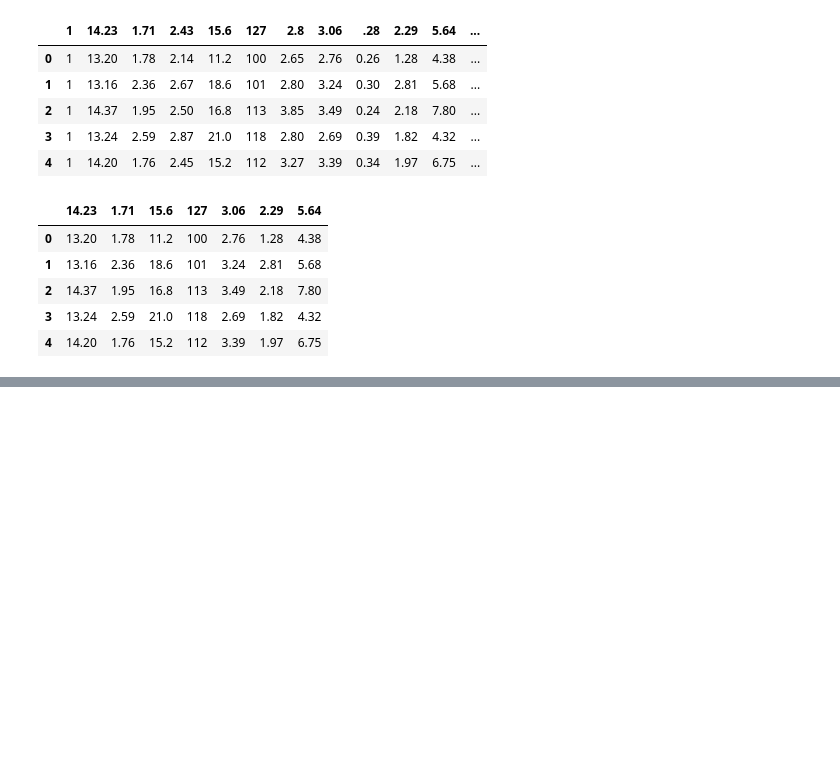
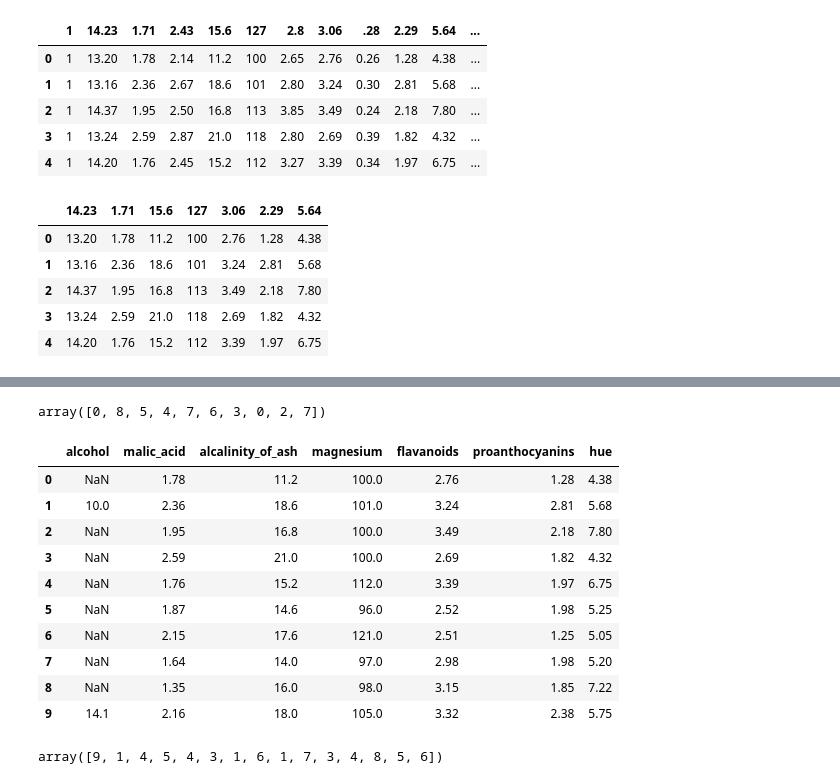
Before and after one commit to xiaoqie007/Pandas_exer_Yu, a Jupyter notebook: 10_Deleting.ipynb, the cells around one changed output, grey strips where cells are left out. Drawn from its saved outputs; the diff is of its cells as text; code cells hidden in the pictures; blank space fills up the shorter version.

Commit message:
learn11.6
delete
and
index

```diff
--- a/10_Deleting.ipynb
+++ b/10_Deleting.ipynb
@@ -170,0 +185,4 @@ wine.head()
+# %%
+# set the values of the first 3 rows from alcohol as NaN
+wine.iloc[:3, 0] = np.nan
+wine.head()
@@ -170,0 +196,4 @@ wine.head()
+# %%
+# Now set the value of the rows 3 and 4 of magnesium as NaN
+wine.iloc[2:4, 3] = np.nan
+wine.head()
@@ -170,0 +207,5 @@ wine.head()
+# %%
+#fill the value of Nan with the number 10 in alcohol and 100 in magnesium
+wine.alcohol.fillna(10, inplace = True)
+wine.magnesium.fillna(100, inplace = True)
+wine.head()
@@ -170,0 +231,27 @@ wine.head()
+# %%
+#create an array of 10 random number up until 10
+random = np.random.randint(10, size= 10)
+random
+# %% [output]
+array([0, 8, 5, 4, 7, 6, 3, 0, 2, 7])
+# %%
+#Use random numbers you generated as an index and assign NaN value to each of cell
+wine.alcohol[random] = np.nan
+wine.head(10)
+# %% [output]
+|  | alcohol | malic_acid | alcalinity_of_ash | magnesium | flavanoids | proanthocyanins | hue |
+| 0 | NaN | 1.78 | 11.2 | 100.0 | 2.76 | 1.28 | 4.38 |
+| 1 | 10.0 | 2.36 | 18.6 | 101.0 | 3.24 | 2.81 | 5.68 |
+| 2 | NaN | 1.95 | 16.8 | 100.0 | 3.49 | 2.18 | 7.80 |
+| 3 | NaN | 2.59 | 21.0 | 100.0 | 2.69 | 1.82 | 4.32 |
+| 4 | NaN | 1.76 | 15.2 | 112.0 | 3.39 | 1.97 | 6.75 |
+| 5 | NaN | 1.87 | 14.6 | 96.0 | 2.52 | 1.98 | 5.25 |
+| 6 | NaN | 2.15 | 17.6 | 121.0 | 2.51 | 1.25 | 5.05 |
+| 7 | NaN | 1.64 | 14.0 | 97.0 | 2.98 | 1.98 | 5.20 |
+| 8 | NaN | 1.35 | 16.0 | 98.0 | 3.15 | 1.85 | 7.22 |
+| 9 | 14.1 | 2.16 | 18.0 | 105.0 | 3.32 | 2.38 | 5.75 |
+# %%
+random1 = np.random.randint(10, size= 15)
+random1
+# %% [output]
+array([9, 1, 4, 5, 4, 3, 1, 6, 1, 7, 3, 4, 8, 5, 6])
```
Also changed, not shown: parts of 20 cells of this notebook, 1 other file.
